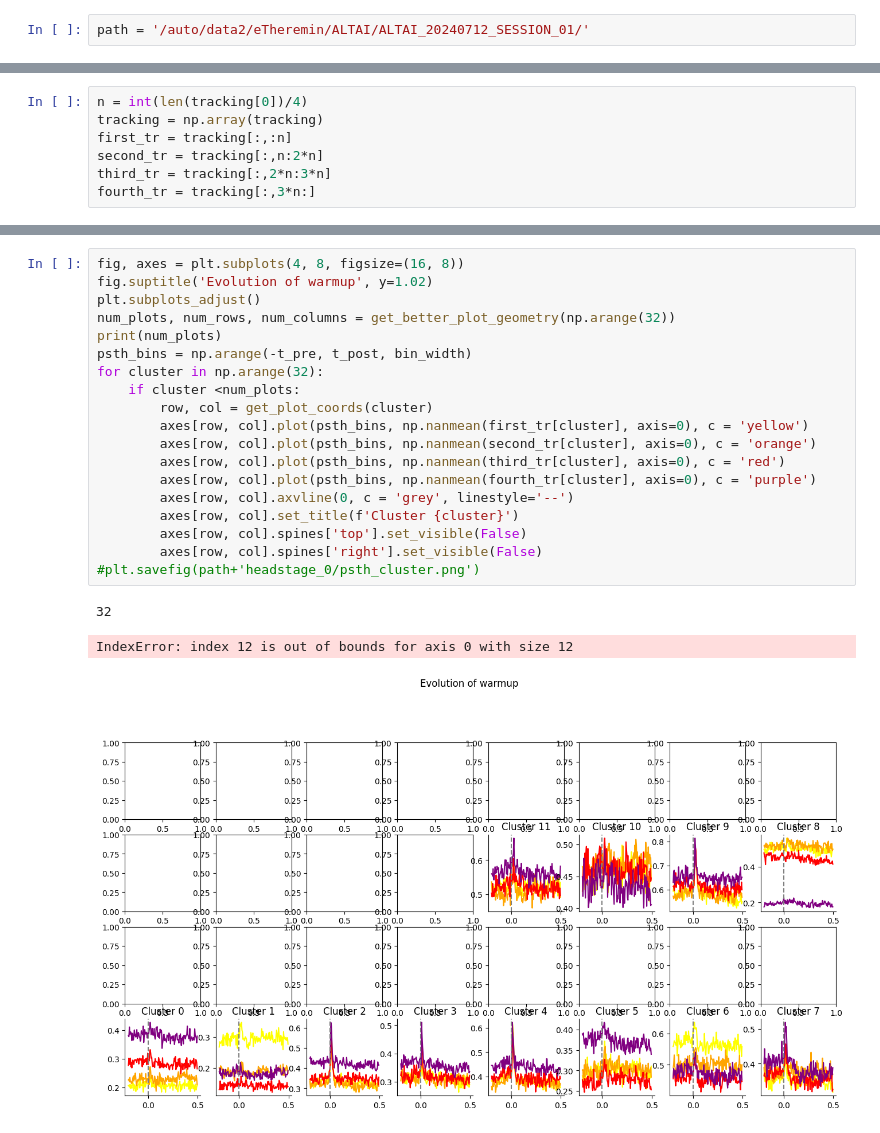
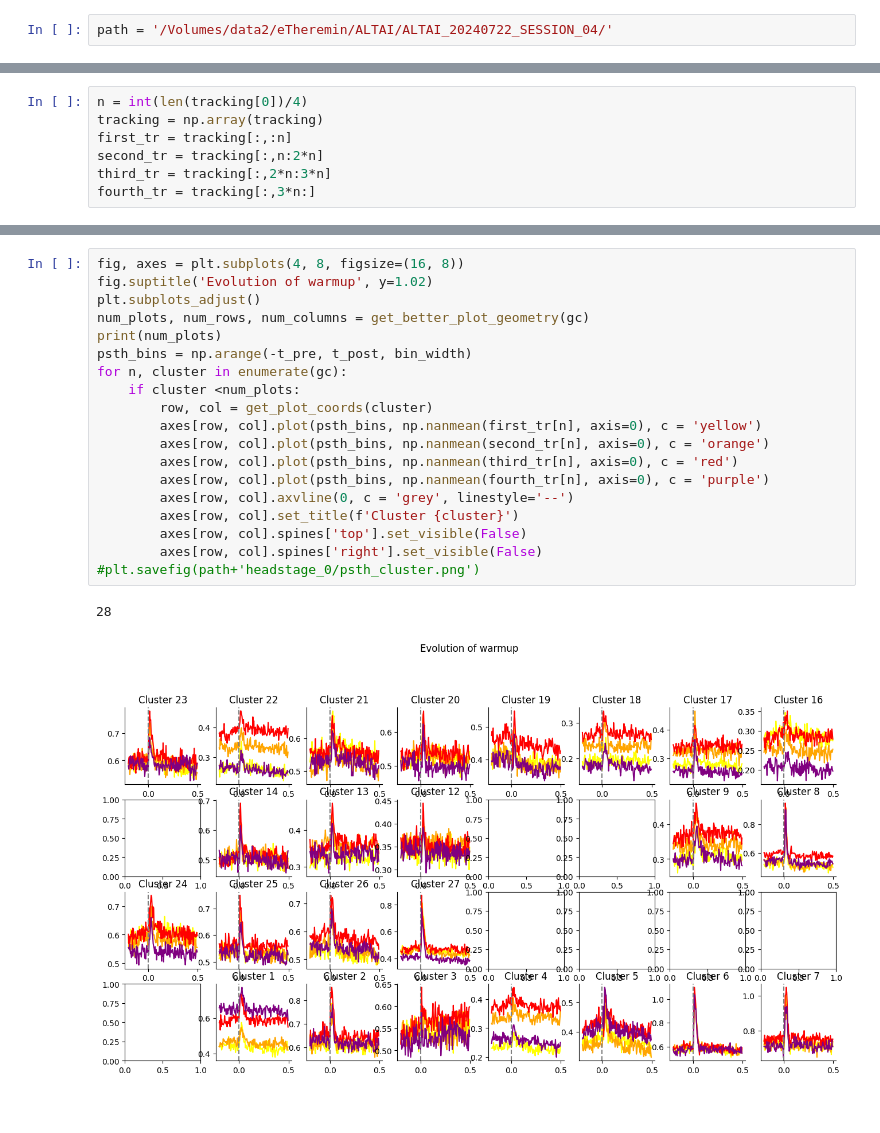
Before and after one commit to felicielevinton/analysebingobike, a Jupyter notebook: tracking_only.ipynb, the cells around one changed output, grey strips where cells are left out. Drawn from its saved outputs; the diff is of its cells as text.

```diff
--- a/tracking_only.ipynb
+++ b/tracking_only.ipynb
@@ -20,7 +20,7 @@ bin_width = 0.005
 psth_bins = np.arange(-t_pre, t_post, bin_width)
 sr = 30000
 # %%
-path = '/auto/data2/eTheremin/ALTAI/ALTAI_20240712_SESSION_01/'
+path = '/Volumes/data2/eTheremin/ALTAI/ALTAI_20240722_SESSION_04/'
 # %%
 tt_path = path+'headstage_0/tt.pkl'
 with open(tt_path, 'rb') as file:
@@ -147,26 +97,25 @@ plt.legend()
 # %%
 fig, axes = plt.subplots(4, 8, figsize=(16, 8))
 fig.suptitle('Evolution of warmup', y=1.02)
 plt.subplots_adjust()
-num_plots, num_rows, num_columns = get_better_plot_geometry(np.arange(32))
+num_plots, num_rows, num_columns = get_better_plot_geometry(gc)
 print(num_plots)
 psth_bins = np.arange(-t_pre, t_post, bin_width)
-for cluster in np.arange(32):
+for n, cluster in enumerate(gc):
     if cluster <num_plots:
         row, col = get_plot_coords(cluster)
-        axes[row, col].plot(psth_bins, np.nanmean(first_tr[cluster], axis=0), c = 'yellow')
-        axes[row, col].plot(psth_bins, np.nanmean(second_tr[cluster], axis=0), c = 'orange')
-        axes[row, col].plot(psth_bins, np.nanmean(third_tr[cluster], axis=0), c = 'red')
-        axes[row, col].plot(psth_bins, np.nanmean(fourth_tr[cluster], axis=0), c = 'purple')
+        axes[row, col].plot(psth_bins, np.nanmean(first_tr[n], axis=0), c = 'yellow')
+        axes[row, col].plot(psth_bins, np.nanmean(second_tr[n], axis=0), c = 'orange')
+        axes[row, col].plot(psth_bins, np.nanmean(third_tr[n], axis=0), c = 'red')
+        axes[row, col].plot(psth_bins, np.nanmean(fourth_tr[n], axis=0), c = 'purple')
         axes[row, col].axvline(0, c = 'grey', linestyle='--')
         axes[row, col].set_title(f'Cluster {cluster}')
         axes[row, col].spines['top'].set_visible(False)
         axes[row, col].spines['right'].set_visible(False)
 #plt.savefig(path+'headstage_0/psth_cluster.png')
 # %% [output]
-32
+28
-IndexError: index 12 is out of bounds for axis 0 with size 12
-[figure, old version]
+[figure, new version]
 # %%
 # la moyenne sur tous les clusters
 c_tracking = np.nanmean(first_tr, axis=0)
```
Also changed, not shown: parts of 14 cells of this notebook, 3 other files.
